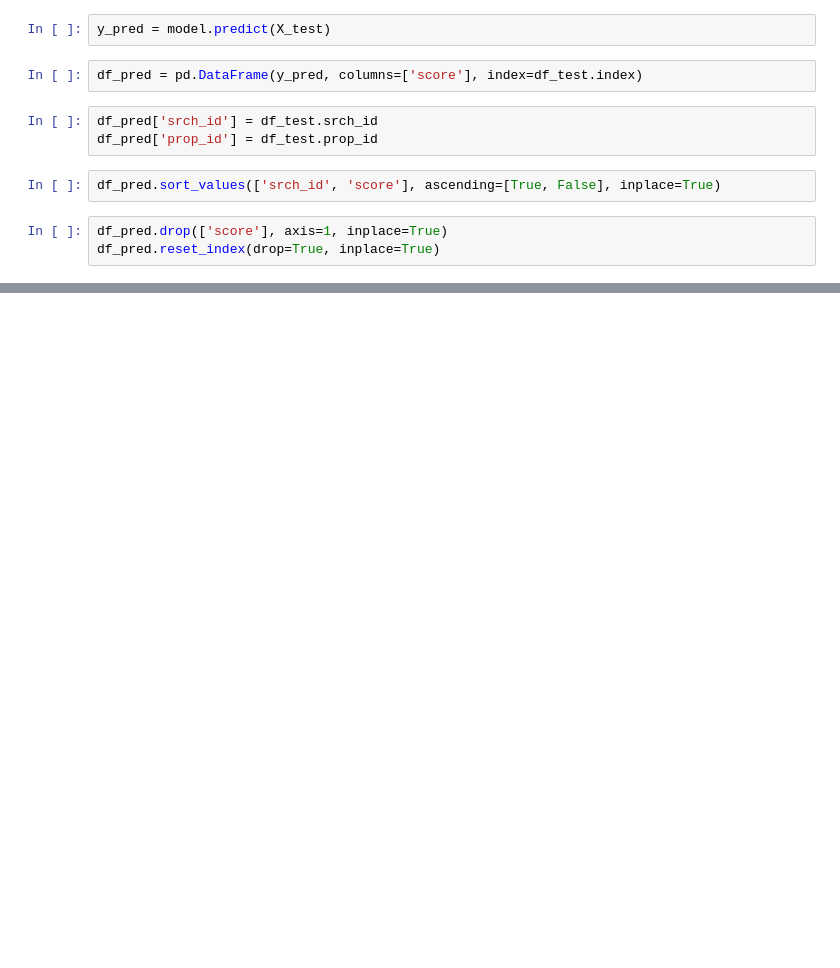
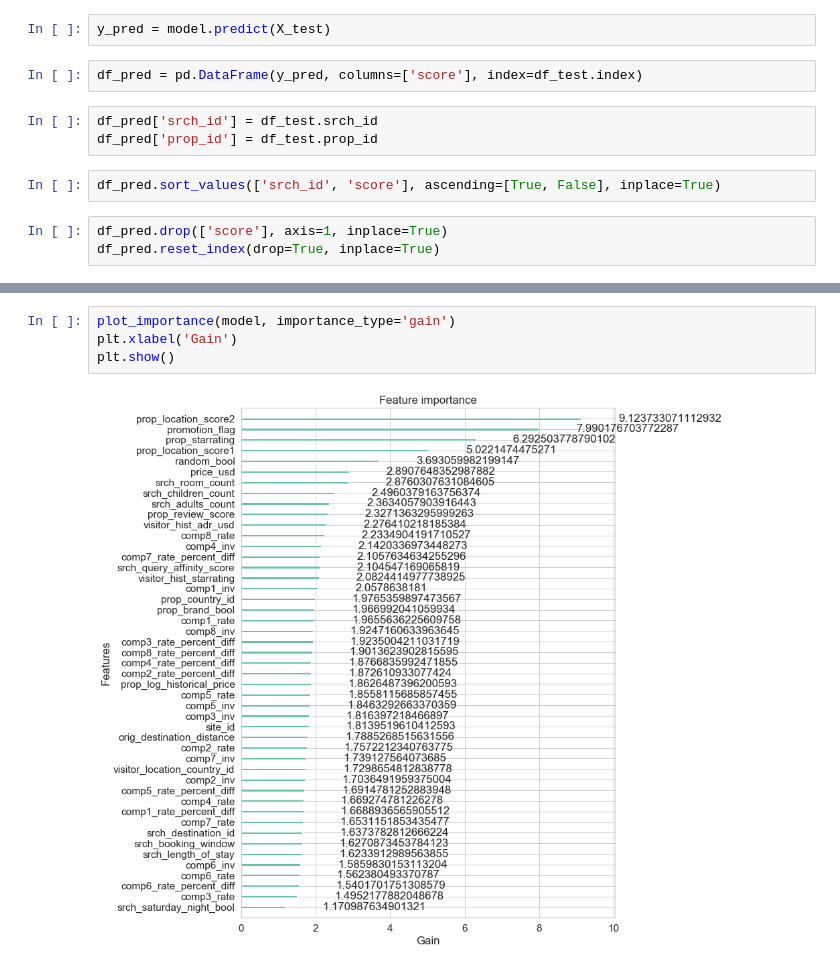
Before and after one commit to andrei-andrianov/kaggle-expedia-mining, a Jupyter notebook: Ranking.ipynb, the cells around one changed output, grey strips where cells are left out. Saved outputs shown, nothing was run; the diff lists cells and outputs as text; blank space fills up the shorter version.

```diff
--- a/Ranking.ipynb
+++ b/Ranking.ipynb
@@ -107,0 +153,6 @@ df_pred.to_csv('~/Desktop/DMT/submission03.csv', index=False)
+# %%
+plot_importance(model, importance_type='gain')
+plt.xlabel('Gain')
+plt.show()
+# %% [output]
+[figure, added]
```
Also changed, not shown: parts of 22 cells of this notebook, 1 other file.
